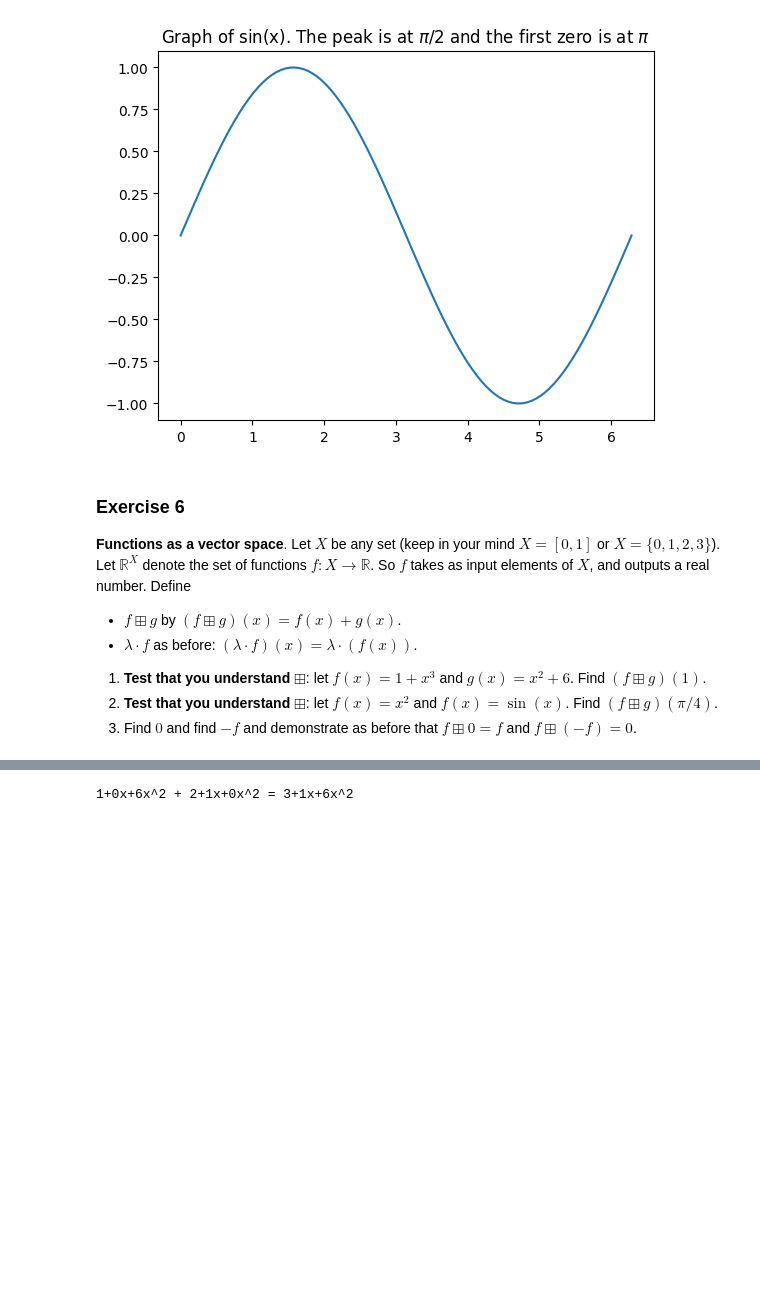
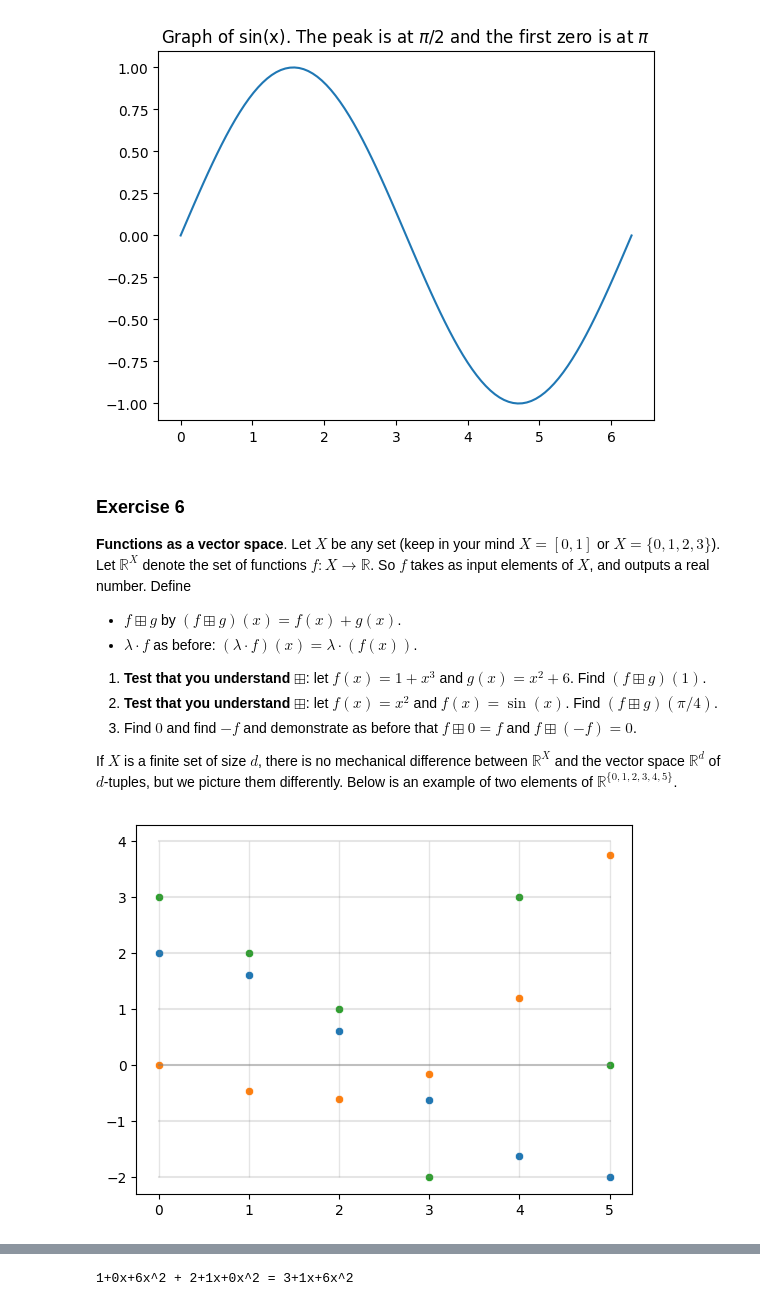
Before and after one commit to soundsflyout/QMATH, a Jupyter notebook: 1-Vectors.ipynb, the cells around one changed output, grey strips where cells are left out. Cells and saved outputs as stored; diff of their text form; code cells hidden in the pictures; blank space fills up the shorter version.

Commit message:
First draft of lecture on vectors

```diff
--- a/1-Vectors.ipynb
+++ b/1-Vectors.ipynb
@@ -208,3 +288,31 @@ plt.show()
 1. **Test that you understand $\boxplus$**: let $f(x) = 1+x^3$ and $g(x) = x^2 + 6$. Find $(f\boxplus g)(1)$.
 2. **Test that you understand $\boxplus$**: let $f(x) = x^2$ and $f(x) = \sin(x)$. Find $(f\boxplus g)(\pi/4)$.
 3. Find $0$ and find $-f$ and demonstrate as before that $f\boxplus 0 = f$ and $f\boxplus (-f) = 0$.
+
+If $X$ is a finite set of size $d$, there is no mechanical difference between $\mathbb{R}^X$ and the vector space $\mathbb{R}^{d}$ of $d$-tuples, but we picture them differently. Below is an example of two elements of $\mathbb{R}^{\{0,1,2,3,4,5\}}$.
+# %%
+def f(x: int) -> float:
+    return 2*np.cos(np.pi*x/5)
+
+def g(x: int) -> float:
+    return 0.05*x**3 - 0.5*x
+
+x_vals = np.arange(0,6)
+
+sns.scatterplot(x=x_vals, y=f(x_vals))
+sns.scatterplot(x=x_vals, y=g(x_vals))
+
+# Dictionaries are a nice way to code up functions with only finitely many values.
+h = {0: 3, 1: 2, 2: 1, 3: -2, 4: 3, 5: 0}
+sns.scatterplot(data=h)
+
+for t in np.arange(0,6):
+    sns.lineplot(x=[t,t], y=[-2,4], c='gray')
+for s in np.arange(-2,5):
+    if s != 0:
+        sns.lineplot(x=[0,5], y=[s,s], c='gray', alpha=0.2)
+    else:
+        sns.lineplot(x=[0,5], y=[s,s], c='gray', alpha=0.5)
+plt.show()
+# %% [output]
+[figure, added]
```
Also changed, not shown: parts of 16 cells of this notebook.
